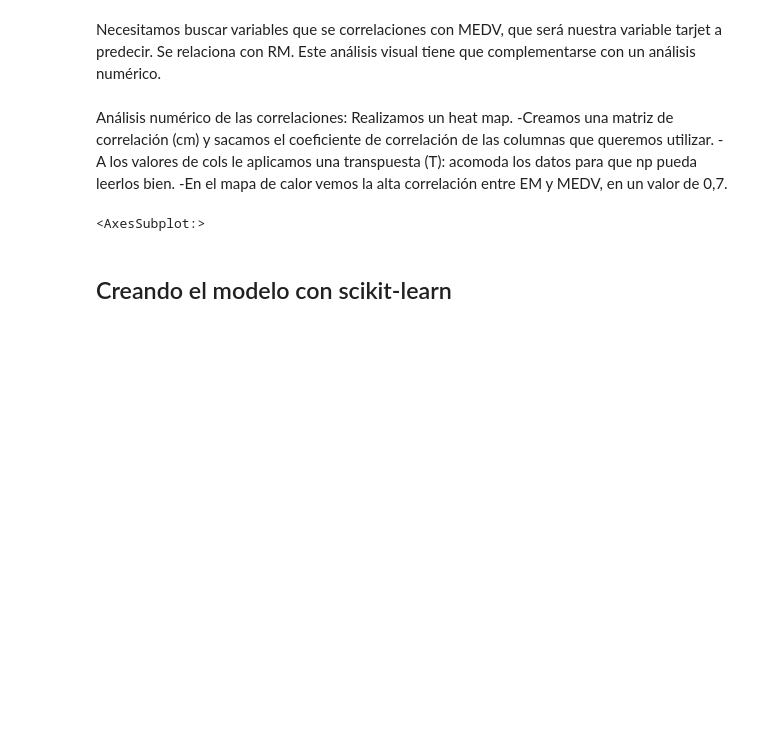
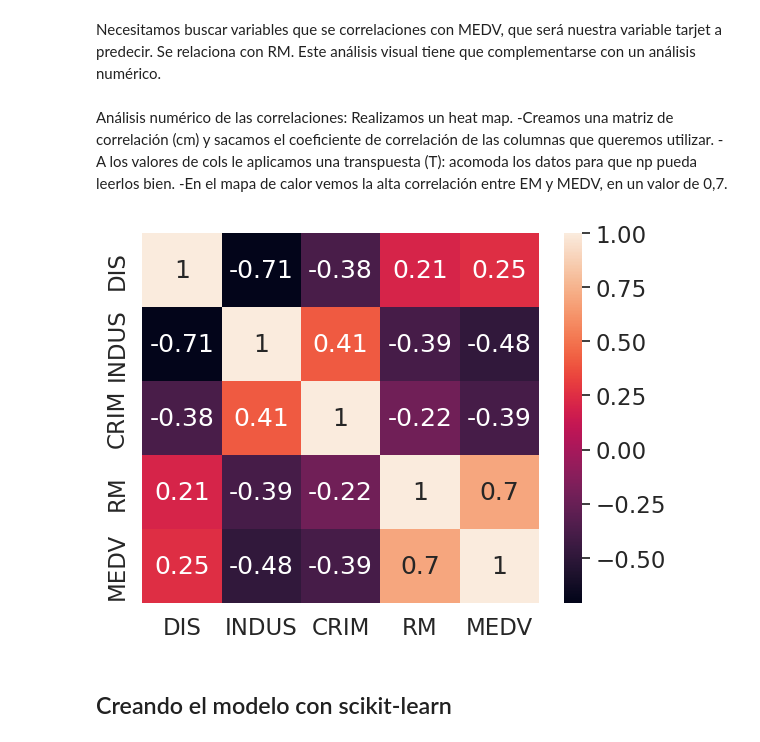
Before and after one commit to adolfo85/regresionlineal, a Jupyter notebook: primera_regresion_lineal_755953b4-3c16-42de-a9e3-78fe9742244f.ipynb, the cells around one changed output. Drawn from its saved outputs; the diff is of its cells as text; code cells hidden in the pictures; blank space fills up the shorter version.

```diff
--- a/primera_regresion_lineal_755953b4-3c16-42de-a9e3-78fe9742244f.ipynb
+++ b/primera_regresion_lineal_755953b4-3c16-42de-a9e3-78fe9742244f.ipynb
@@ -46,14 +46,16 @@ Análisis numérico de las correlaciones: Realizamos un heat map.
 -En el mapa de calor vemos la alta correlación entre EM y MEDV, en un valor de 0,7.
 # %%
 import numpy as np
+plt.figure()
 
 cm = np.corrcoef(df[cols].values.T)
 #cambio de tamaño de la fuente:
 sns.set(font_scale=1.5)
 #Crea el mapa y le damos valores: cbar crea una barra lateral.
 sns.heatmap(cm, annot=True,yticklabels=cols,xticklabels=cols)
+plt.show()
 # %% [output]
-<AxesSubplot:>
+[figure, added]
 # %% [markdown]
 ## Creando el modelo con scikit-learn
 # %% [markdown]
```
Also changed, not shown: parts of 5 cells of this notebook.
